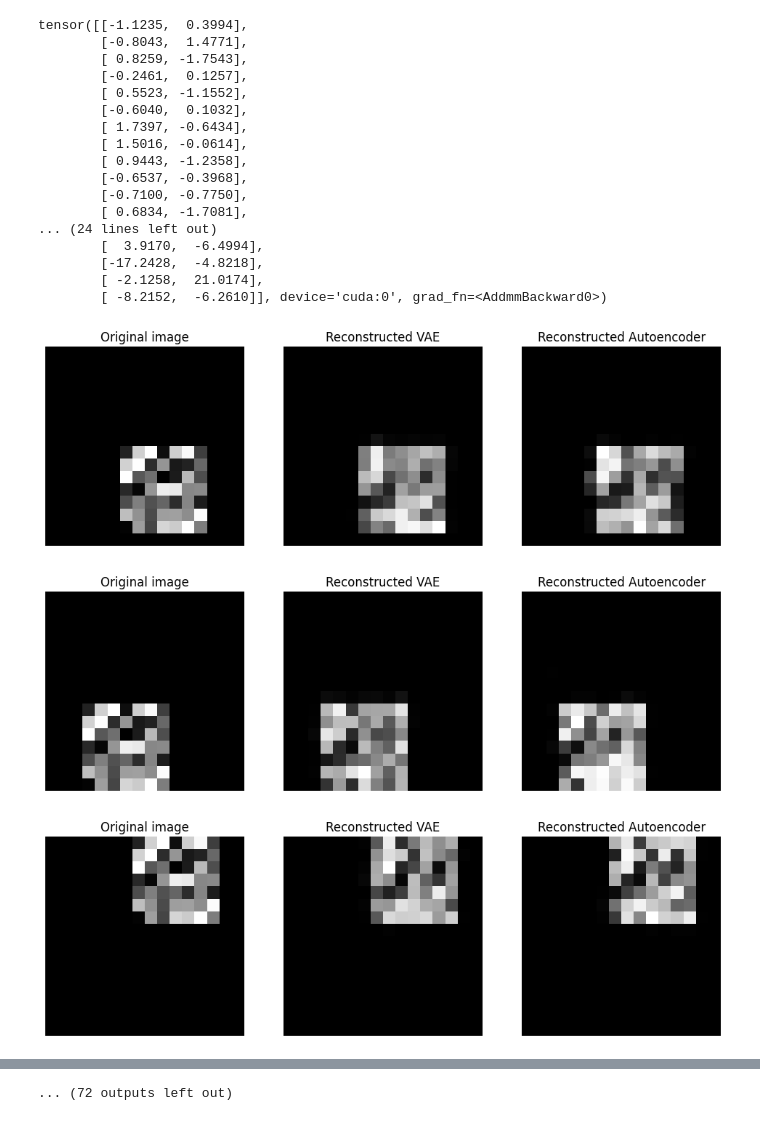
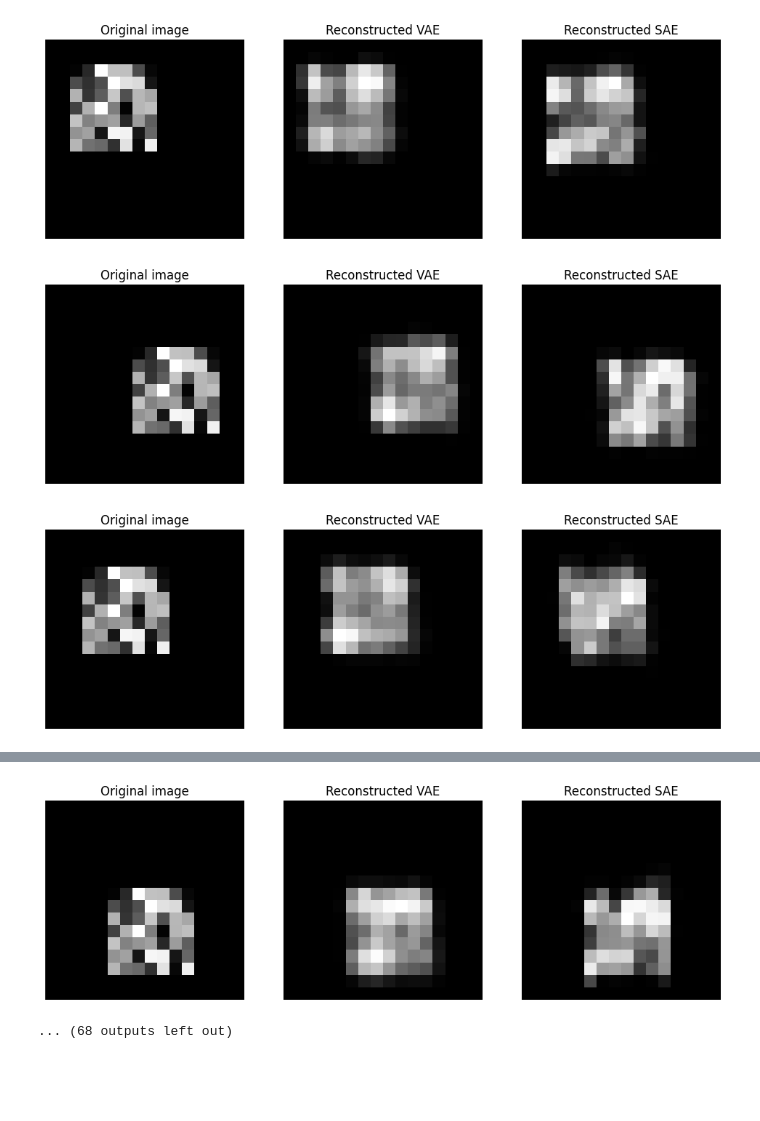
Before and after one commit to MattiGiamatti/vae, a Jupyter notebook: vae.ipynb, the cells around one changed output, grey strips where cells are left out. Saved outputs shown, nothing was run; the diff lists cells and outputs as text; code cells hidden in the pictures; blank space fills up the shorter version.

Commit message:
Small changes to the models, added a random seed, removed unused code.

```diff
--- a/vae.ipynb
+++ b/vae.ipynb
@@ -140,8 +128,7 @@ class StandardEncoder(torch.nn.Module):
 
         self.fc0 = torch.nn.Linear(input_dimension, hidden_dimension)
         self.fc1 = torch.nn.Linear(hidden_dimension, hidden_dimension)
-        self.fc2 = torch.nn.Linear(hidden_dimension, hidden_dimension)
-        #self.mean = torch.nn.Linear(hidden_dimension, latent_dimension)
+
         self.lat = torch.nn.Linear(hidden_dimension, latent_dimension)
 
         self.lrelu = torch.nn.LeakyReLU(0.2)
@@ -151,26 +138,16 @@ class StandardEncoder(torch.nn.Module):
         t = self.lrelu(t)
         t = self.fc1(t)
         t = self.lrelu(t)
-        t = self.fc2(t)
-        t = self.lrelu(t)
         lat = self.lat(t)
 
         return lat
 
 
-
 class VariationalEncoder(StandardEncoder):
     def __init__(self, input_dimension: int, hidden_dimension: int, latent_dimension: int):
         super(VariationalEncoder, self).__init__(input_dimension=input_dimension, hidden_dimension=hidden_dimension, latent_dimension=latent_dimension)
-        #self.input_dimension = input_dimension
-        #self.hidden_dimension = hidden_dimension
-        #self.latent_dimension = latent_dimension
 
-        #self.fc0 = torch.nn.Linear(input_dimension, hidden_dimension)
-        #self.mean = torch.nn.Linear(hidden_dimension, latent_dimension)
         self.var = torch.nn.Linear(hidden_dimension, latent_dimension)
-
-        #self.lrelu = torch.nn.LeakyReLU(0.2)
 
     def forward(self, data):
         t = self.fc0(data)
@@ -194,9 +171,7 @@ class Decoder(torch.nn.Module):
 
         self.fc0 = torch.nn.Linear(latent_dimension, hidden_dimension)
         self.fc1 = torch.nn.Linear(hidden_dimension, hidden_dimension)
-        self.fc2 = torch.nn.Linear(hidden_dimension, hidden_dimension)
 
-        #self.fc1 = torch.nn.Linear(hidden_dimension, hidden_dimension)
         self.output = torch.nn.Linear(hidden_dimension, output_dimension)
 
         self.lrelu = torch.nn.LeakyReLU(0.2)
@@ -206,14 +181,14 @@ class Decoder(torch.nn.Module):
         t = self.lrelu(t)
         t = self.fc1(t)
         t = self.lrelu(t)
-        t = self.fc2(t)
-        t = self.lrelu(t)
 
         t = torch.sigmoid(self.output(t))
 
         return t
 # %%
-# Model
+# Create the model and train
+from torch.optim import Adam
+
 
 class VariationalAutoencoder(torch.nn.Module):
     def __init__(self, input_dimension, hidden_dimension_encoder, latent_dimension, hidden_dimension_decoder, output_dimension):
@@ -227,7 +202,6 @@ class VariationalAutoencoder(torch.nn.Module):
         e = torch.randn_like(var).to(DEVICE)
 
         latent = mean + torch.exp(0.5 * var) * e
-        #latent = mean +  var * e
 
         data_ = self.decoder(latent)
 
@@ -253,12 +227,9 @@ class StandardAutoencoder(torch.nn.Module):
 
 vae = VariationalAutoencoder(input_dimension, hidden_dimension_encoder, latent_dimension, hidden_dimension_decoder, output_dimension)
 sae = StandardAutoencoder(input_dimension, hidden_dimension_encoder, latent_dimension, hidden_dimension_decoder, output_dimension)
+
 vae.to(DEVICE)
 sae.to(DEVICE)
-
-# loss
-
-from torch.optim import Adam
 
 def vae_loss(data, data_, mean, var):
     loss = torch.nn.functional.binary_cross_entropy(data_, data, reduction='sum')
@@ -272,7 +243,6 @@ def sae_loss(data, data_):
 optimizer_vae = Adam(vae.parameters(), lr = learning_rate)
 optimizer_sae = Adam(sae.parameters(), lr = learning_rate)
 
-
 vae.train()
 sae.train()
 
@@ -280,6 +250,7 @@ for e in range(epochs):
     epoch_loss_vae = 0
     epoch_kld = 0
     epoch_loss_sae = 0
+
     for data in dataloader_training:
         data = data.view(batch_size, image_vector_dim)
         data = data.to(DEVICE)
@@ -294,12 +265,11 @@ for e in range(epochs):
         loss_sae = sae_loss(data, data_sae)
 
         epoch_loss_vae += loss_vae.item()
-        epoch_kld += kld.item()
         epoch_loss_sae += loss_sae.item()
 
         loss_vae.backward()
         loss_sae.backward()
         optimizer_vae.step()
         optimizer_sae.step()
-    print("epoch",e," loss_vae:", epoch_loss_vae, "kld_vae",epoch_kld," loss_sae:", epoch_loss_sae)
+    print("Epoch",e," loss_vae:", epoch_loss_vae / dataset_size," loss_sae:", epoch_loss_sae / dataset_size)
 # %% [output]
@@ -323,5 +293,5 @@ epoch 49  loss_vae: 174914.765625 kld_vae 29407.714973449707  loss_sae: 136424.7
 # %%
-# Visualize
+# Visualize the reconstruction of the test_dataset.
 
 vae.eval()
 sae.eval()
@@ -336,56 +306,36 @@ for data in dataloader:
 
     data_vae, mean, variance, lat_vae = vae(data)
     data_sae, lat_sae                 = sae(data)
-
-    print(lat_vae)
-    print(lat_sae)
 
     data = data.view(bs, image_size[0], image_size[1])
     data_vae = data_vae.view(bs, image_size[0], image_size[1])
     data_sae = data_sae.view(bs, image_size[0], image_size[1])
 
 
     for i in range(bs):
         im0 = data[i]
         im0_np = im0.cpu().detach().numpy()
         im1 = data_vae[i]
         im1_np = im1.cpu().detach().numpy()
         im2 = data_sae[i]
         im2_np = im2.cpu().detach().numpy()
 
         plt.figure(figsize=(12,6))
         plt.subplot(1,3,1)
         plt.imshow(im0_np, cmap='gray')
         plt.axis('off')
         plt.title('Original image')
         plt.subplot(1,3,2)
         plt.imshow(im1_np, cmap='gray')
         plt.axis('off')
         plt.title('Reconstructed VAE')
         plt.subplot(1,3,3)
         plt.imshow(im2_np, cmap='gray')
         plt.axis('off')
-        plt.title('Reconstructed Autoencoder')
+        plt.title('Reconstructed SAE')
 
         plt.show()
 # %% [output]
-tensor([[-1.1235,  0.3994],
-        [-0.8043,  1.4771],
-        [ 0.8259, -1.7543],
-        [-0.2461,  0.1257],
-        [ 0.5523, -1.1552],
-        [-0.6040,  0.1032],
-        [ 1.7397, -0.6434],
-        [ 1.5016, -0.0614],
-        [ 0.9443, -1.2358],
-        [-0.6537, -0.3968],
-        [-0.7100, -0.7750],
-        [ 0.6834, -1.7081],
-... (24 lines left out)
-        [  3.9170,  -6.4994],
-        [-17.2428,  -4.8218],
-        [ -2.1258,  21.0174],
-        [ -8.2152,  -6.2610]], device='cuda:0', grad_fn=<AddmmBackward0>)
-[figure, old version]
+[figure, new version]
-[figure, old version]
+[figure, new version]
-[figure, old version]
+[figure, new version]
@@ -400,2 +350,3 @@ tensor([[-1.1235,  0.3994],
-... (72 outputs left out)
+[figure, added]
+... (68 outputs left out)
 # %%
```
Also changed, not shown: parts of 6 cells of this notebook.
